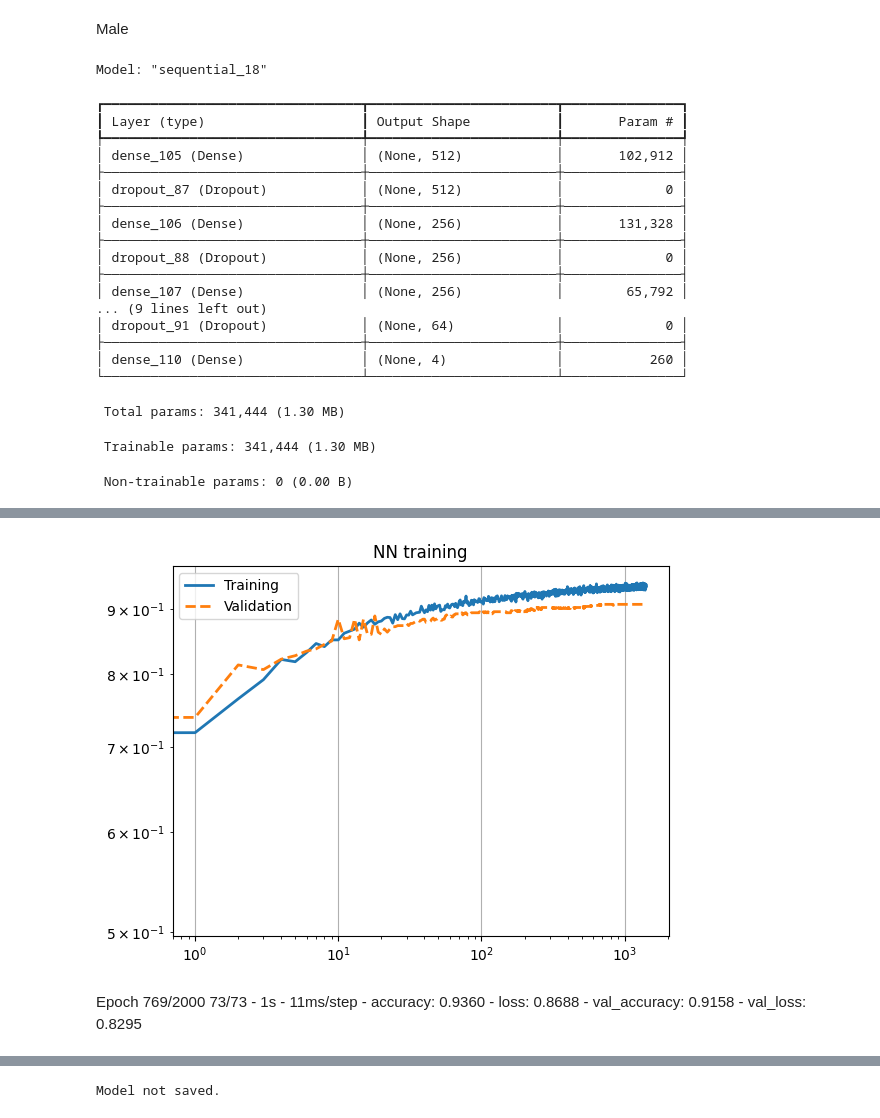
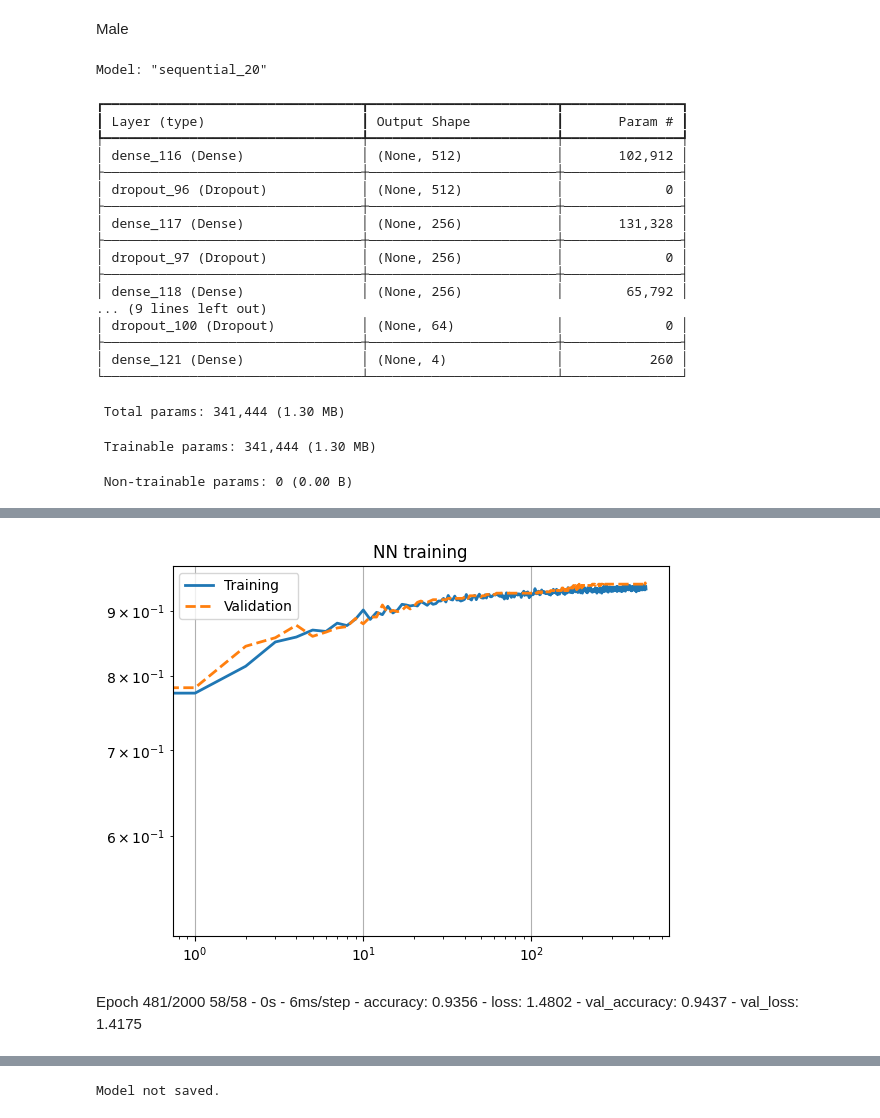
Before and after one commit to vittoriomussin/sand-task---SANDvox-Harvesters, a Jupyter notebook: SAND Tasks/SAND_Challenge_task1_dataset/Categorical_Classification_1_4.ipynb, the cells around one changed output, grey strips where cells are left out. Drawn from its saved outputs; the diff is of its cells as text; code cells hidden in the pictures.

```diff
--- a/SAND Tasks/SAND_Challenge_task1_dataset/Categorical_Classification_1_4.ipynb
+++ b/SAND Tasks/SAND_Challenge_task1_dataset/Categorical_Classification_1_4.ipynb
@@ -46,7 +46,7 @@ import tensorflow as tf
 lr_schedule = tf.keras.optimizers.schedules.InverseTimeDecay(
   0.001,    #0.05               best with 0.001
   decay_steps=50, #100        best with 100
-  decay_rate=4, #1              best with 1
+  decay_rate=5, #1              best with 1
   staircase=True)
 
 def get_optimizer():
@@ -87,7 +87,7 @@ OUTPUTDIM = y_train.shape[1]
 n_train=X_train.shape[0]
 n_val=X_val.shape[0]
 
-dropout= 0.01
+dropout= 0.015
 reg = 0.001
 
 NN = tf.keras.Sequential([
@@ -301,7 +301,7 @@ def get_optimizer():
 
 def get_callbacks(name):
     return [
-        tf.keras.callbacks.EarlyStopping(monitor='accuracy', patience=400, min_delta=0.001),
+        tf.keras.callbacks.EarlyStopping(monitor='accuracy', patience=200, min_delta=0.001),
         ]
 
 def compile_and_fit(model, name, x_train, y_train, x_test, y_test, optimizer=None, max_epochs=100):
@@ -334,8 +334,8 @@ OUTPUTDIM = y_train_m.shape[1]
 n_train_m=X_train_m.shape[0]
 n_val_m=X_val_m.shape[0]
 
-dropout= 0.025
-reg = 0.0015
+dropout= 0.02
+reg = 0.002
 
 NN = tf.keras.Sequential([
     layers.Dense(512, activation='relu', input_shape=(INPUTDIM,),kernel_regularizer = regularizers.l2(reg)),
@@ -365,23 +365,23 @@ plt.grid(True)
 plt.legend(('Training','Validation'))
 plt.show()
 # %% [output]
-Model: "sequential_18"
+Model: "sequential_20"
 ┏━━━━━━━━━━━━━━━━━━━━━━━━━━━━━━━━━┳━━━━━━━━━━━━━━━━━━━━━━━━┳━━━━━━━━━━━━━━━┓
 ┃ Layer (type)                    ┃ Output Shape           ┃       Param # ┃
 ┡━━━━━━━━━━━━━━━━━━━━━━━━━━━━━━━━━╇━━━━━━━━━━━━━━━━━━━━━━━━╇━━━━━━━━━━━━━━━┩
-│ dense_105 (Dense)               │ (None, 512)            │       102,912 │
+│ dense_116 (Dense)               │ (None, 512)            │       102,912 │
 ├─────────────────────────────────┼────────────────────────┼───────────────┤
-│ dropout_87 (Dropout)            │ (None, 512)            │             0 │
+│ dropout_96 (Dropout)            │ (None, 512)            │             0 │
 ├─────────────────────────────────┼────────────────────────┼───────────────┤
-│ dense_106 (Dense)               │ (None, 256)            │       131,328 │
+│ dense_117 (Dense)               │ (None, 256)            │       131,328 │
 ├─────────────────────────────────┼────────────────────────┼───────────────┤
-│ dropout_88 (Dropout)            │ (None, 256)            │             0 │
+│ dropout_97 (Dropout)            │ (None, 256)            │             0 │
 ├─────────────────────────────────┼────────────────────────┼───────────────┤
-│ dense_107 (Dense)               │ (None, 256)            │        65,792 │
+│ dense_118 (Dense)               │ (None, 256)            │        65,792 │
 ... (9 lines left out)
-│ dropout_91 (Dropout)            │ (None, 64)             │             0 │
+│ dropout_100 (Dropout)           │ (None, 64)             │             0 │
 ├─────────────────────────────────┼────────────────────────┼───────────────┤
-│ dense_110 (Dense)               │ (None, 4)              │           260 │
+│ dense_121 (Dense)               │ (None, 4)              │           260 │
 └─────────────────────────────────┴────────────────────────┴───────────────┘
  Total params: 341,444 (1.30 MB)
  Trainable params: 341,444 (1.30 MB)
@@ -406,7 +406,7 @@ Epoch 1410/2000
-[figure, old version]
+[figure, new version]
 # %% [markdown]
-Epoch 769/2000
-73/73 - 1s - 11ms/step - accuracy: 0.9360 - loss: 0.8688 - val_accuracy: 0.9158 - val_loss: 0.8295
+Epoch 481/2000
+58/58 - 0s - 6ms/step - accuracy: 0.9356 - loss: 1.4802 - val_accuracy: 0.9437 - val_loss: 1.4175
 # %%
 from sklearn.metrics import confusion_matrix, f1_score
 import seaborn as sns
```
Also changed, not shown: parts of 15 cells of this notebook, 18 other files.
